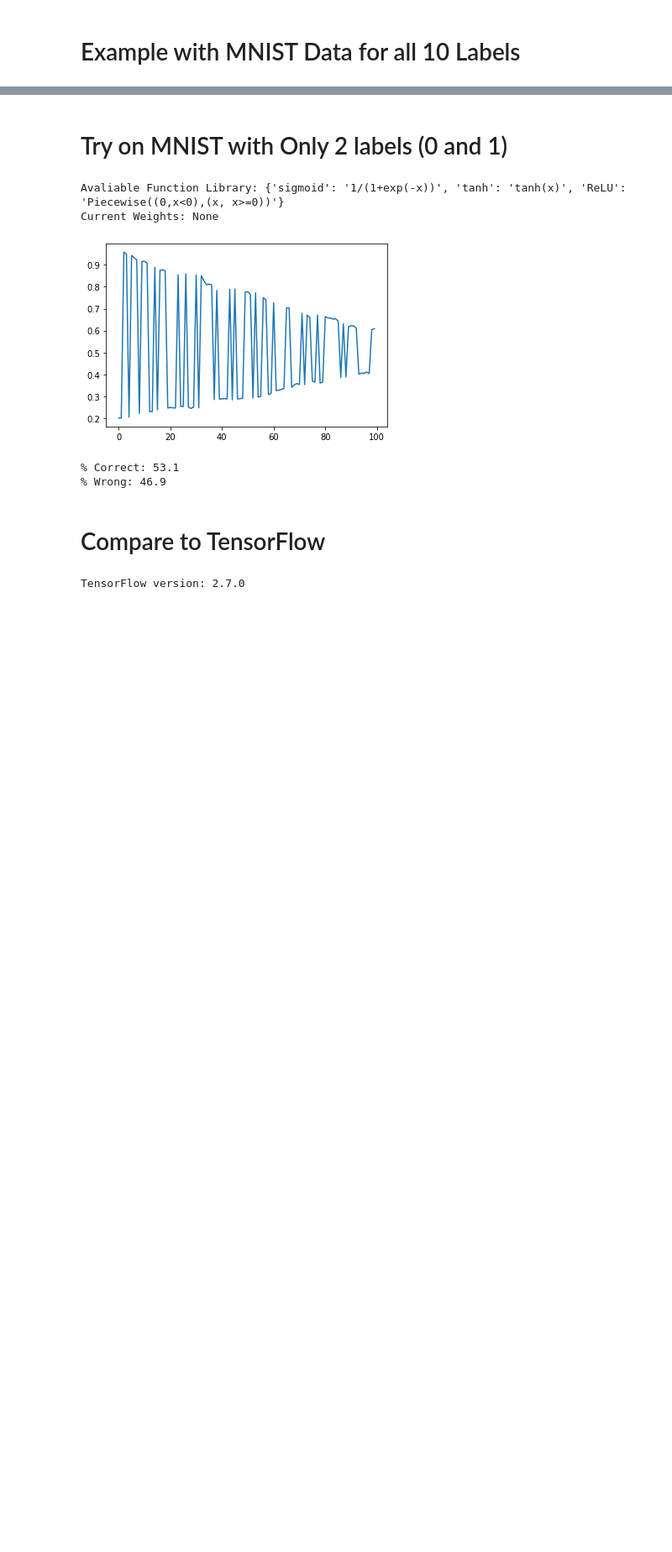
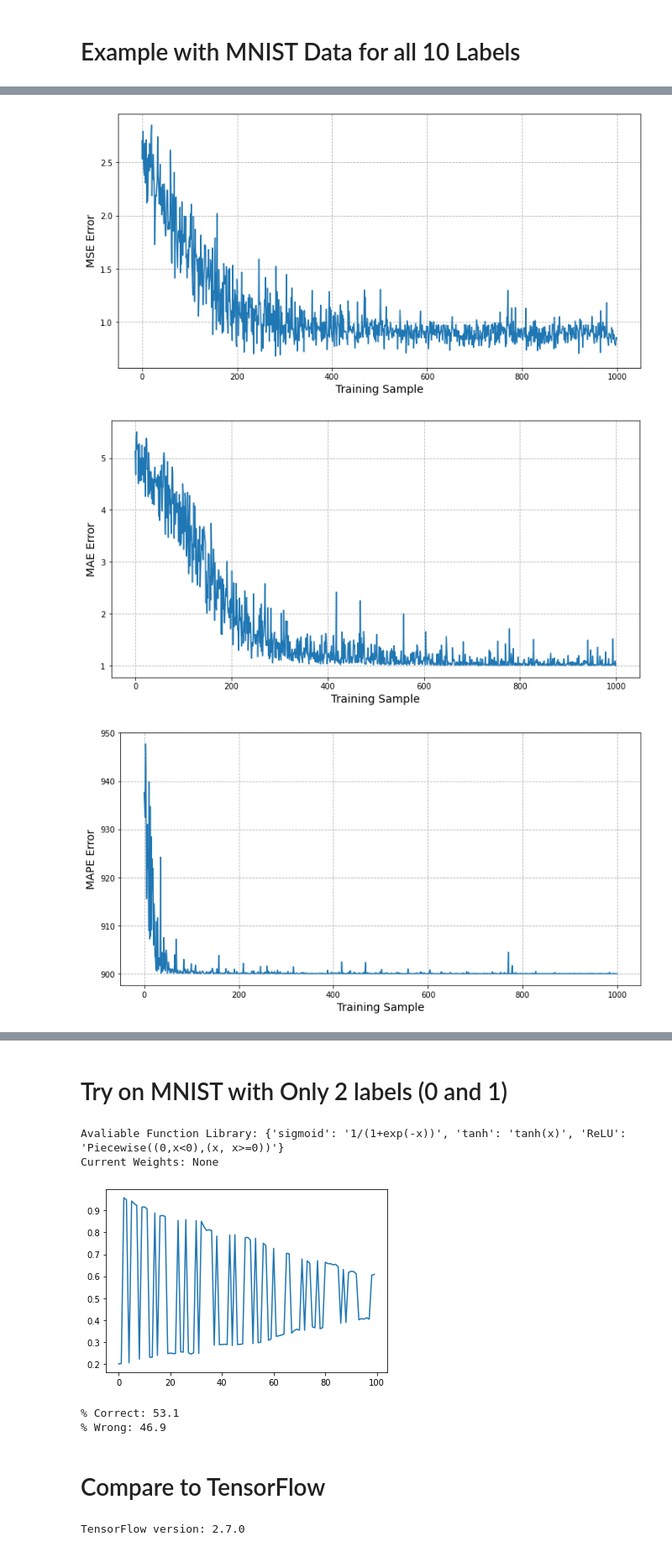
Before and after one commit to WilliamBidle/Artifice, a Jupyter notebook: NN_Class.ipynb, the cells around one changed output, grey strips where cells are left out. Shown at 84% size. Drawn from its saved outputs; the diff is of its cells as text; code cells hidden in the pictures; blank space fills up the shorter version.

```diff
--- a/NN_Class.ipynb
+++ b/NN_Class.ipynb
@@ -489,0 +495,69 @@ Current Weights: None
+# %%
+layer_sequence = [input_shape, 'ReLU', 392, 'ReLU', 196, 'ReLU', 98, 'ReLU', 49, 'sigmoid', output_shape]
+
+##########################################################################
+############################## Build network #############################
+##########################################################################
+loss_function = 'MSE'
+
+nn1 = NN(layer_sequence, loss_function) # Build model
+
+################################# Run it ##################################
+
+nn1.train(x_train, y_train, batch_size = 5, epsilon = 0.01, visualize = True)
+
+##########################################################################
+##########################################################################
+##########################################################################
+
+##########################################################################
+############################## Build network #############################
+##########################################################################
+
+loss_function = 'MAE'
+
+nn2 = NN(layer_sequence, loss_function) # Build model
+
+################################# Run it ##################################
+
+nn2.train(x_train, y_train, batch_size = 5, epsilon = 0.01, visualize = True)
+
+##########################################################################
+##########################################################################
+##########################################################################
+
+##########################################################################
+############################## Build network #############################
+##########################################################################
+
+loss_function = 'MAPE'
+
+nn3 = NN(layer_sequence, loss_function) # Build model
+
+################################# Run it ##################################
+
+nn3.train(x_train, y_train, batch_size = 5, epsilon = 0.01, visualize = True)
+
+##########################################################################
+##########################################################################
+##########################################################################
+
+##########################################################################
+############################## Build network #############################
+##########################################################################
+
+loss_function = 'MSLE'
+
+nn4 = NN(layer_sequence, loss_function) # Build model
+
+################################# Run it ##################################
+
+nn4.train(x_train, y_train, batch_size = 5, epsilon = 0.01, visualize = True)
+
+##########################################################################
+##########################################################################
+##########################################################################
+# %% [output]
+[figure, added]
+[figure, added]
+[figure, added]
```
Also changed, not shown: parts of 14 cells of this notebook.
